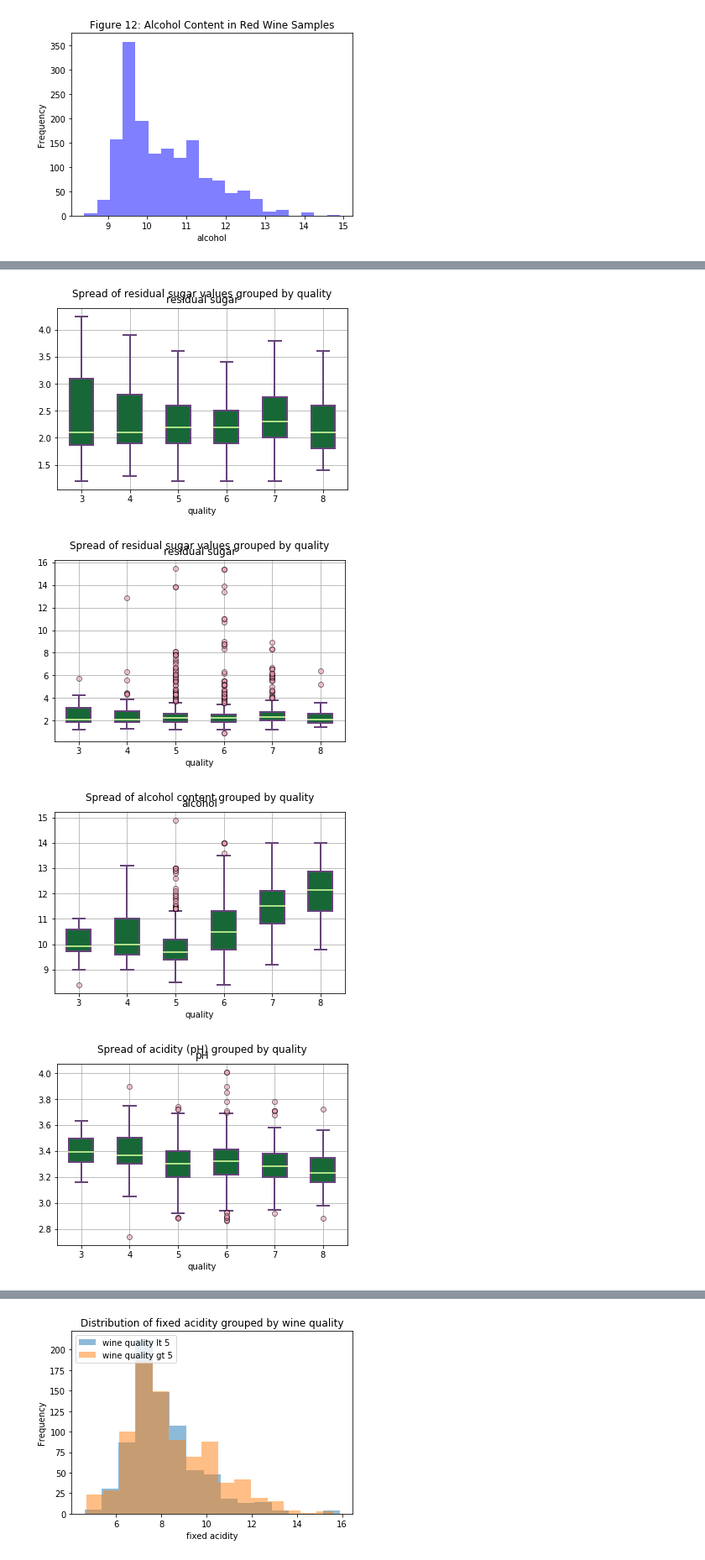
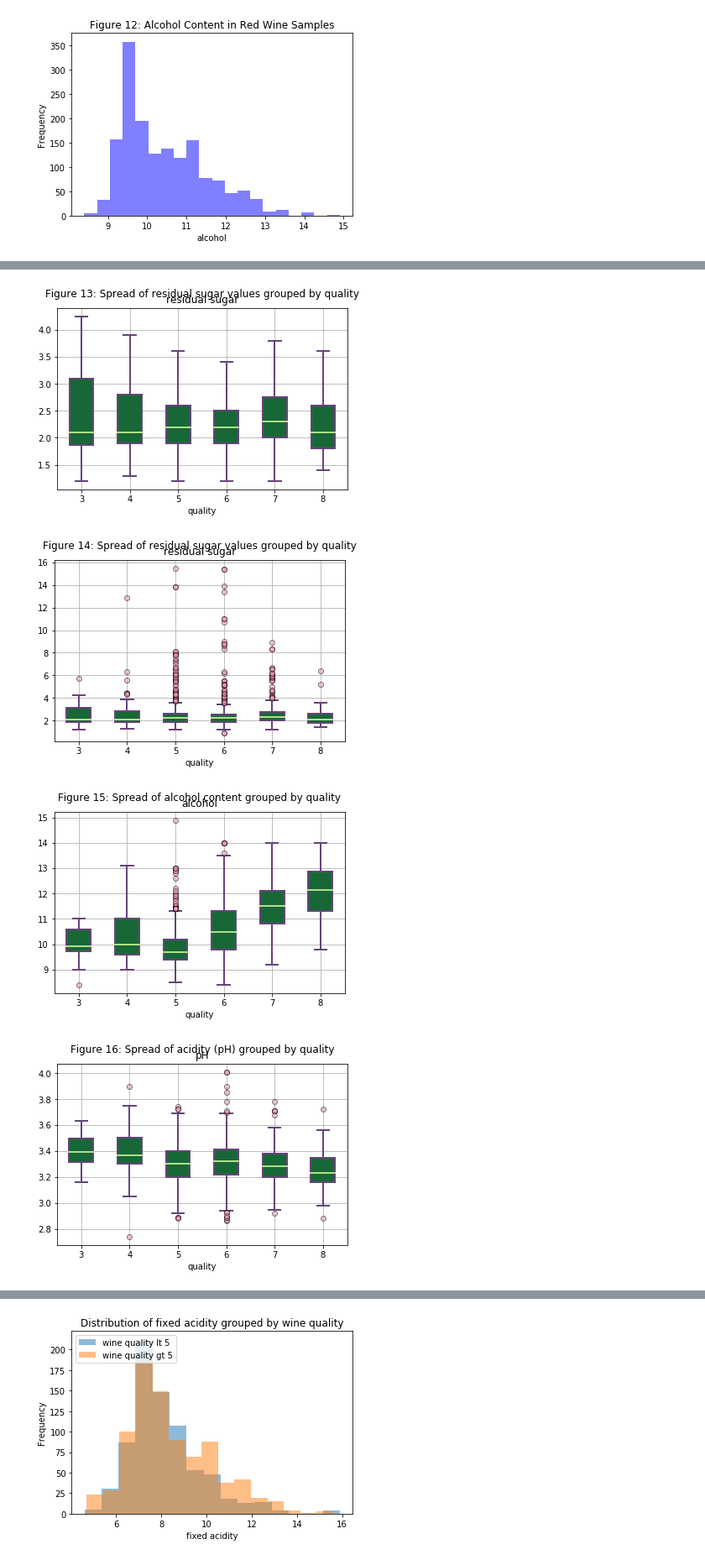
Before and after one commit to ahibb/red-wine-quality-analysis, a Jupyter notebook: Wine Quality Exploration.ipynb, the cells around one changed output, grey strips where cells are left out. Shown: that part at 84% size. Drawn from its saved outputs; the diff is of its cells as text; code cells hidden in the pictures.

```diff
--- a/Wine Quality Exploration.ipynb
+++ b/Wine Quality Exploration.ipynb
@@ -249,38 +242,39 @@ Because the acidity of a wine can contribute to the overall taste of the wine, F
 '''
 Draws a box and whisker plot for the given pandas DataFrame.
 params:
 df: pandas DataFrame containing the dataset to draw a plot for
 column_prop: list containing the column(s) containing the property whose spread will be shown on the plot
 group_by_prop: string value with the quality the box and whisker plots will be grouped by
 showfliers: boolean value determining if outliers will be plotted on the graph
 '''
 def draw_box_whisker_plot(df,column_prop,group_by_prop,showfliers, title):
     bp = df.boxplot(column=column_prop,by=group_by_prop, patch_artist=True,return_type='dict',showfliers=showfliers)
 
     # hide the grouped by title
     plt.suptitle(title)
     for key in bp.keys():
         # change outline color
         [box.set(color='#66447a',linewidth=2) for box in bp[key]['boxes']]
         # change fill color
         [box.set(facecolor='#176836') for box in bp[key]['boxes']]
         # change whisker color
         [whisker.set(color='#66447a', linewidth=2) for whisker in bp[key]['whiskers']]
         # change cap color
         [cap.set(color='#66447a', linewidth=2) for cap in bp[key]['caps']]
         # change median line color
         [median.set(color='#b2df8a', linewidth=2) for median in bp[key]['medians']]
 
         # set outlier flier color
         [flier.set(marker='o', markerfacecolor='#f596b5', alpha=0.5) for flier in bp[key]['fliers']]
 
 
-draw_box_whisker_plot(wine_data,['residual sugar'],'quality',False, "Spread of residual sugar values grouped by quality")
-draw_box_whisker_plot(wine_data,['residual sugar'],'quality',True, "Spread of residual sugar values grouped by quality")
-draw_box_whisker_plot(wine_data,['alcohol'],'quality',True, "Spread of alcohol content grouped by quality")
-draw_box_whisker_plot(wine_data,['pH'],'quality',True, "Spread of acidity (pH) grouped by quality")
+draw_box_whisker_plot(wine_data,['residual sugar'],'quality',False, "Figure 13: Spread of residual sugar values grouped by quality")
+draw_box_whisker_plot(wine_data,['residual sugar'],'quality',True, "Figure 14: Spread of residual sugar values grouped by quality")
+draw_box_whisker_plot(wine_data,['alcohol'],'quality',True, "Figure 15: Spread of alcohol content grouped by quality")
+draw_box_whisker_plot(wine_data,['pH'],'quality',True, "Figure 16: Spread of acidity (pH) grouped by quality")
+draw_box_whisker_plot(wine_data,['citric acid'],'quality',True, "Figure 17: Spread of citric acid in wine grouped by quality")
 # %% [output]
-[figure, old version]
+[figure, new version]
-[figure, old version]
+[figure, new version]
-[figure, old version]
+[figure, new version]
-[figure, old version]
+[figure, new version]
```
Also changed, not shown: parts of 8 cells of this notebook.
